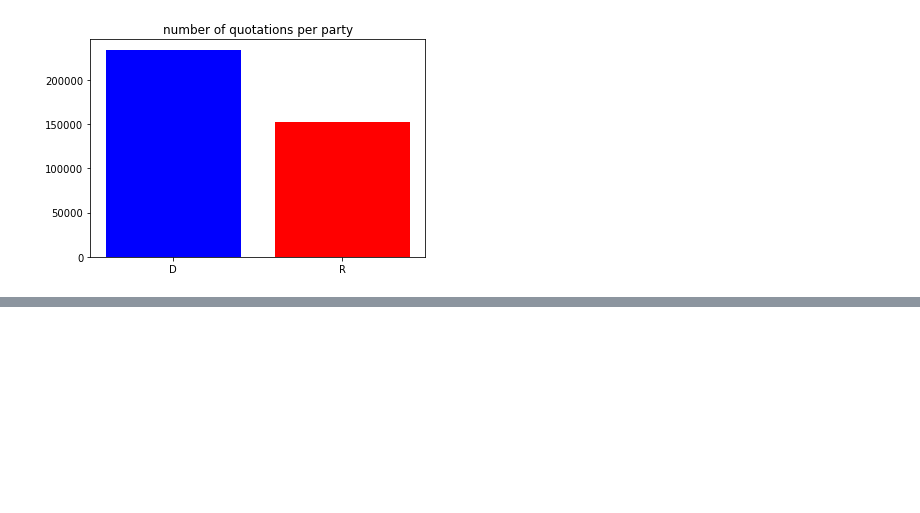
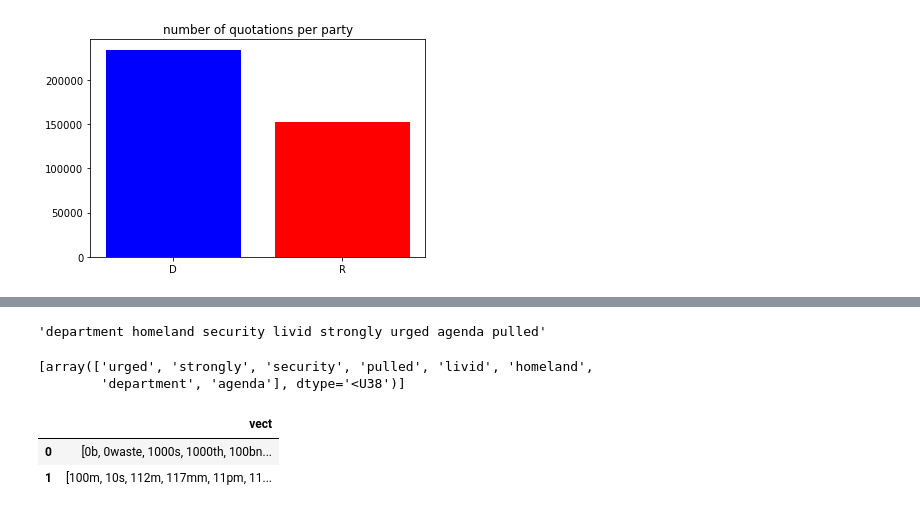
Before and after one commit to epfl-ada/ada-2021-project-mmng, a Jupyter notebook: nicky_sentence_analysis.ipynb, the cells around one changed output, grey strips where cells are left out. Drawn from its saved outputs; the diff is of its cells as text; code cells hidden in the pictures; blank space fills up the shorter version.

```diff
--- a/nicky_sentence_analysis.ipynb
+++ b/nicky_sentence_analysis.ipynb
@@ -344 +362,16 @@ random_forest_classification(df.sample(n=100000),keyword = None, use_keyword = F
+# %%
+vectorizer=sk.feature_extraction.text.TfidfVectorizer()
+
+path_to_file = 'data.nosync/processed/only_quotes-2020.json.bz2'
+
+with bz2.open(path_to_file, 'rb') as s_file:
+    X=vectorizer.fit_transform(s_file)
+# %%
+display(df.head(1)['quotation'].item())
+r = vectorizer.transform(df.head(1)['quotation'])
+vectorizer.inverse_transform(r)
+# %% [output]
+'department homeland security livid strongly urged agenda pulled'
+[array(['urged', 'strongly', 'security', 'pulled', 'livid', 'homeland',
+        'department', 'agenda'], dtype='<U38')]
 # %%
@@ -345,0 +379,8 @@ kmean = MiniBatchKMeans(n_clusters = 2,random_state = 0, batch_size = 1000, max_
+# %%
+pd.set_option('display.max_colwidth', None)
+frame = pd.DataFrame({'vect': vectorizer.inverse_transform(kmean.cluster_centers_)})
+frame
+# %% [output]
+|  | vect |
+| 0 | [0b, 0waste, 1000s, 1000th, 100bn... |
+| 1 | [100m, 10s, 112m, 117mm, 11pm, 11... |
```
Also changed, not shown: parts of 14 cells of this notebook.
